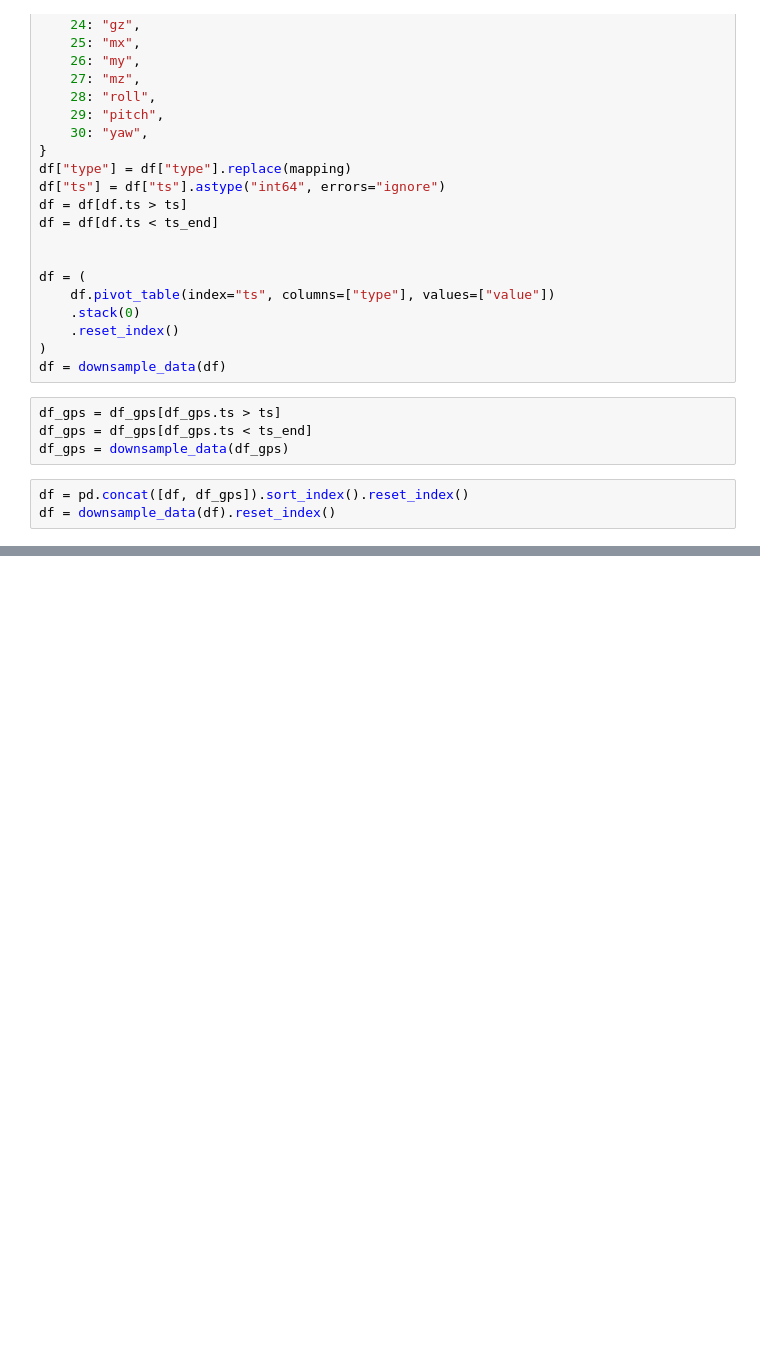
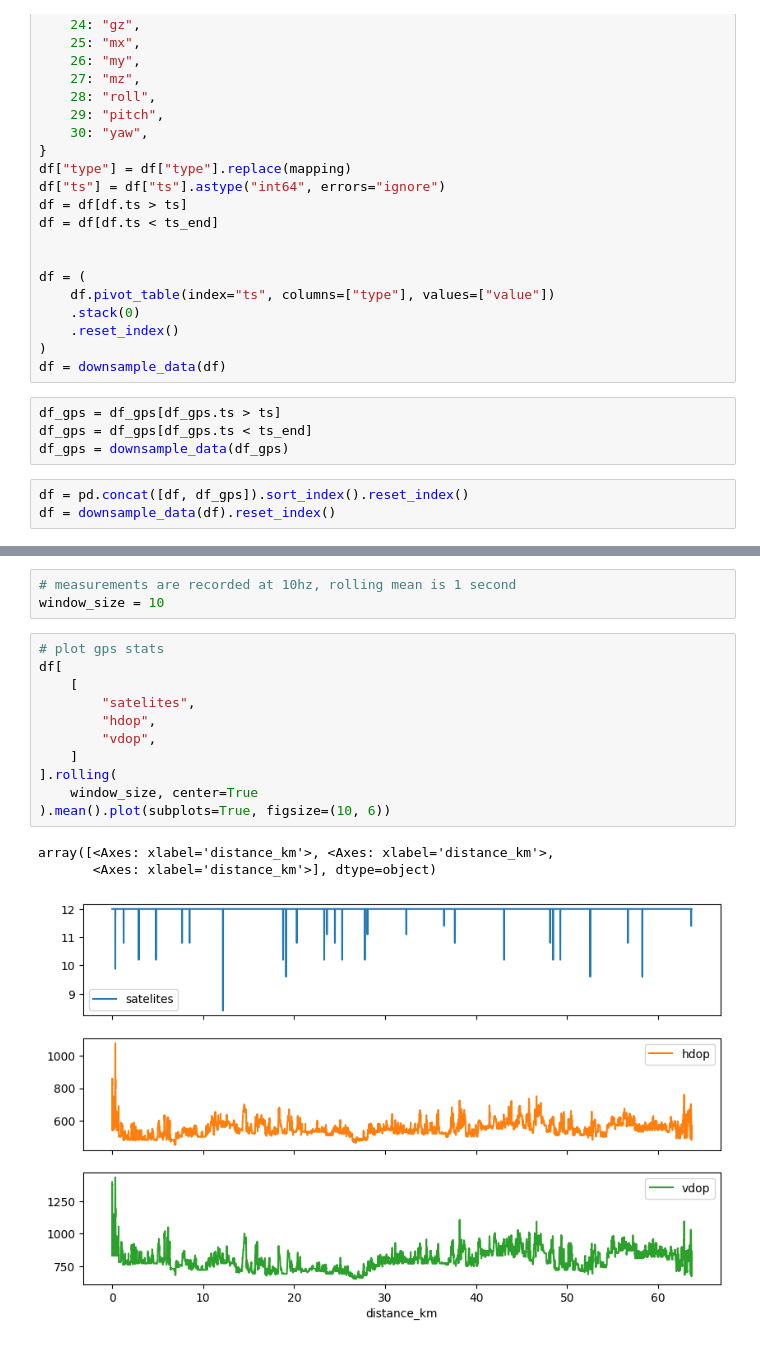
Before and after one commit to nikitaignatov/velometa, a Jupyter notebook: notebooks/review_gps.ipynb, the cells around one changed output, grey strips where cells are left out. Cells and saved outputs as stored; diff of their text form; blank space fills up the shorter version.

```diff
--- a/notebooks/review_gps.ipynb
+++ b/notebooks/review_gps.ipynb
@@ -152,0 +211,18 @@ df[["air_density","air_temperature","air_pressure_abs"]]
+# %%
+# measurements are recorded at 10hz, rolling mean is 1 second
+window_size = 10
+# %%
+# plot gps stats
+df[
+    [
+        "satelites",
+        "hdop",
+        "vdop",
+    ]
+].rolling(
+    window_size, center=True
+).mean().plot(subplots=True, figsize=(10, 6))
+# %% [output]
+array([<Axes: xlabel='distance_km'>, <Axes: xlabel='distance_km'>,
+       <Axes: xlabel='distance_km'>], dtype=object)
+[figure, added]
```
Also changed, not shown: parts of 11 cells of this notebook.
